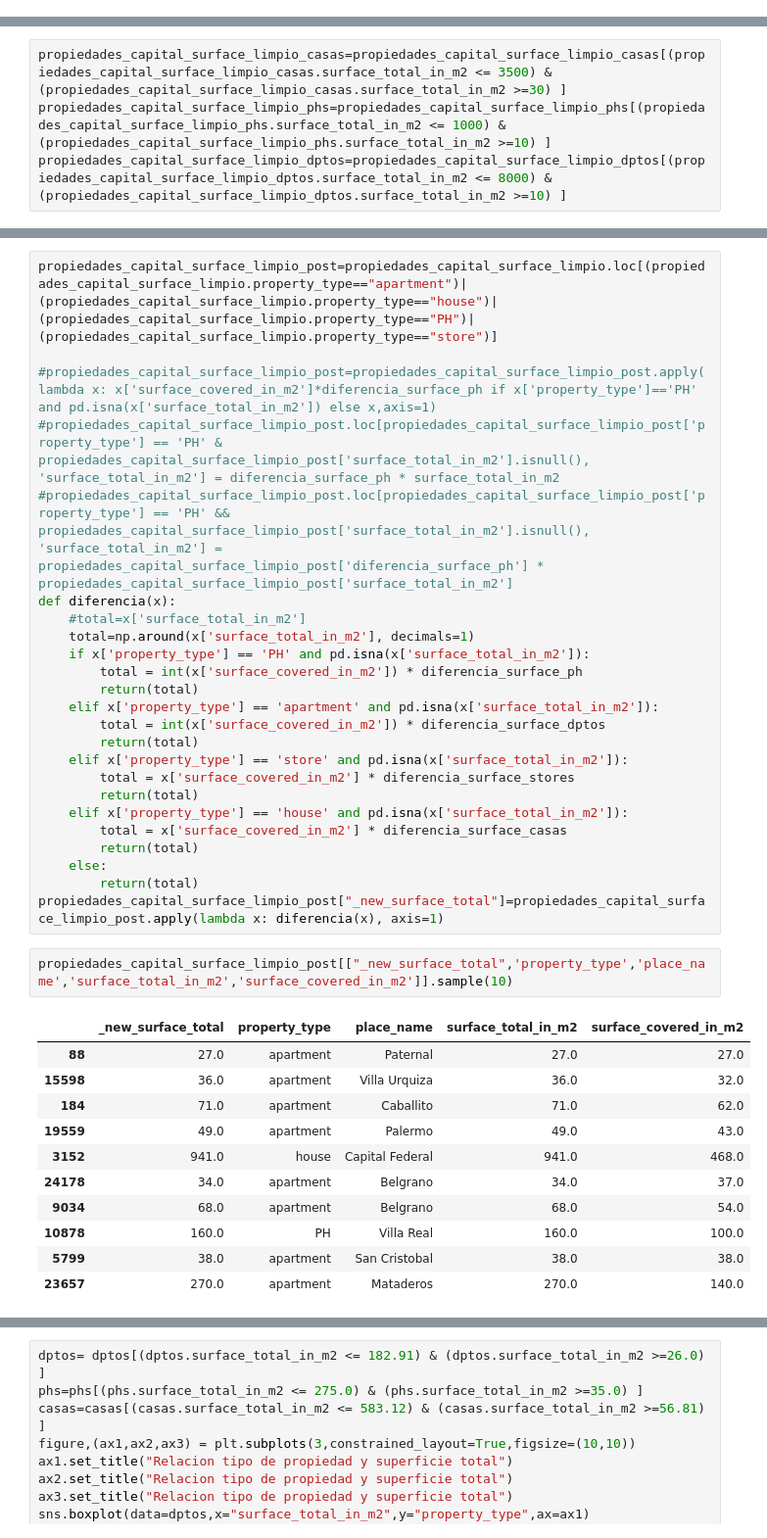
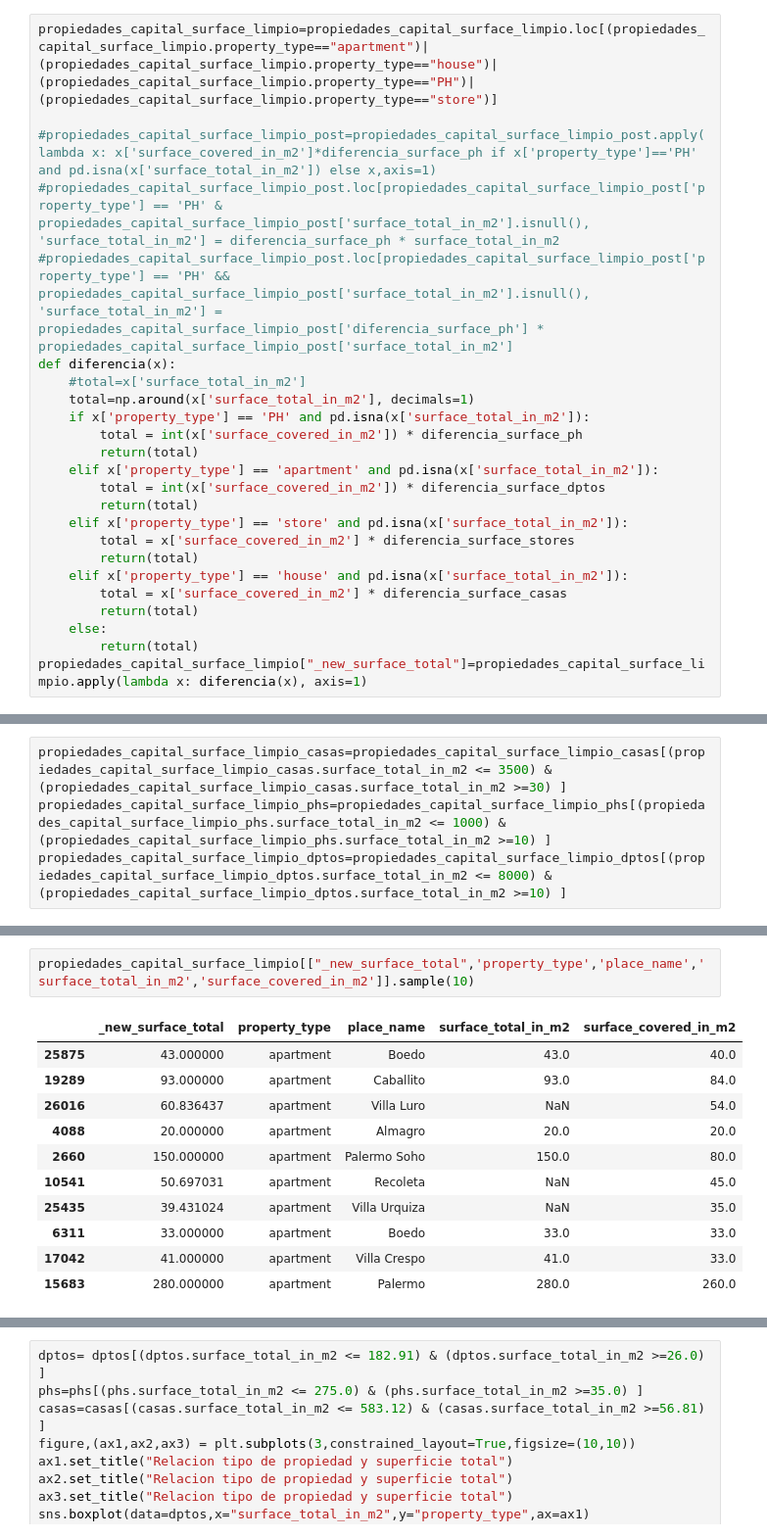
Before and after one commit to edgarevalo/DH-Workshop, a Jupyter notebook: Notebook limpio - comentado - no-modificar.ipynb, the cells around one changed output, grey strips where cells are left out. Shown at 98% size. Saved outputs shown, nothing was run; the diff lists cells and outputs as text.

```diff
--- a/Notebook limpio - comentado - no-modificar.ipynb
+++ b/Notebook limpio - comentado - no-modificar.ipynb
@@ -358,3 +401,27 @@ propiedades_capital_surface_limpio=propiedades_capital_limpio.merge(propiedades_
+# %%
+propiedades_capital_surface_limpio=propiedades_capital_surface_limpio.loc[(propiedades_capital_surface_limpio.property_type=="apartment")|(propiedades_capital_surface_limpio.property_type=="house")|(propiedades_capital_surface_limpio.property_type=="PH")|(propiedades_capital_surface_limpio.property_type=="store")]
+
+#propiedades_capital_surface_limpio_post=propiedades_capital_surface_limpio_post.apply(lambda x: x['surface_covered_in_m2']*diferencia_surface_ph if x['property_type']=='PH' and pd.isna(x['surface_total_in_m2']) else x,axis=1)
+#propiedades_capital_surface_limpio_post.loc[propiedades_capital_surface_limpio_post['property_type'] == 'PH' & propiedades_capital_surface_limpio_post['surface_total_in_m2'].isnull(), 'surface_total_in_m2'] = diferencia_surface_ph * surface_total_in_m2
+#propiedades_capital_surface_limpio_post.loc[propiedades_capital_surface_limpio_post['property_type'] == 'PH' && propiedades_capital_surface_limpio_post['surface_total_in_m2'].isnull(), 'surface_total_in_m2'] = propiedades_capital_surface_limpio_post['diferencia_surface_ph'] * propiedades_capital_surface_limpio_post['surface_total_in_m2']
+def diferencia(x):
+    #total=x['surface_total_in_m2']
+    total=np.around(x['surface_total_in_m2'], decimals=1)
+    if x['property_type'] == 'PH' and pd.isna(x['surface_total_in_m2']):
+        total = int(x['surface_covered_in_m2']) * diferencia_surface_ph
+        return(total)
+    elif x['property_type'] == 'apartment' and pd.isna(x['surface_total_in_m2']):
+        total = int(x['surface_covered_in_m2']) * diferencia_surface_dptos
+        return(total)
+    elif x['property_type'] == 'store' and pd.isna(x['surface_total_in_m2']):
+        total = x['surface_covered_in_m2'] * diferencia_surface_stores
+        return(total)
+    elif x['property_type'] == 'house' and pd.isna(x['surface_total_in_m2']):
+        total = x['surface_covered_in_m2'] * diferencia_surface_casas
+        return(total)
+    else:
+        return(total)
+propiedades_capital_surface_limpio["_new_surface_total"]=propiedades_capital_surface_limpio.apply(lambda x: diferencia(x), axis=1)
 # %%
 propiedades_capital_surface_limpio.rename(columns={'0': 'surface_mean'})
 propiedades_capital_surface_limpio.columns
@@ -485,41 +503,17 @@ store          828
 Name: property_type, dtype: int64
-# %%
-propiedades_capital_surface_limpio_post=propiedades_capital_surface_limpio.loc[(propiedades_capital_surface_limpio.property_type=="apartment")|(propiedades_capital_surface_limpio.property_type=="house")|(propiedades_capital_surface_limpio.property_type=="PH")|(propiedades_capital_surface_limpio.property_type=="store")]
-
-#propiedades_capital_surface_limpio_post=propiedades_capital_surface_limpio_post.apply(lambda x: x['surface_covered_in_m2']*diferencia_surface_ph if x['property_type']=='PH' and pd.isna(x['surface_total_in_m2']) else x,axis=1)
-#propiedades_capital_surface_limpio_post.loc[propiedades_capital_surface_limpio_post['property_type'] == 'PH' & propiedades_capital_surface_limpio_post['surface_total_in_m2'].isnull(), 'surface_total_in_m2'] = diferencia_surface_ph * surface_total_in_m2
-#propiedades_capital_surface_limpio_post.loc[propiedades_capital_surface_limpio_post['property_type'] == 'PH' && propiedades_capital_surface_limpio_post['surface_total_in_m2'].isnull(), 'surface_total_in_m2'] = propiedades_capital_surface_limpio_post['diferencia_surface_ph'] * propiedades_capital_surface_limpio_post['surface_total_in_m2']
-def diferencia(x):
-    #total=x['surface_total_in_m2']
-    total=np.around(x['surface_total_in_m2'], decimals=1)
-    if x['property_type'] == 'PH' and pd.isna(x['surface_total_in_m2']):
-        total = int(x['surface_covered_in_m2']) * diferencia_surface_ph
-        return(total)
-    elif x['property_type'] == 'apartment' and pd.isna(x['surface_total_in_m2']):
-        total = int(x['surface_covered_in_m2']) * diferencia_surface_dptos
-        return(total)
-    elif x['property_type'] == 'store' and pd.isna(x['surface_total_in_m2']):
-        total = x['surface_covered_in_m2'] * diferencia_surface_stores
-        return(total)
-    elif x['property_type'] == 'house' and pd.isna(x['surface_total_in_m2']):
-        total = x['surface_covered_in_m2'] * diferencia_surface_casas
-        return(total)
-    else:
-        return(total)
-propiedades_capital_surface_limpio_post["_new_surface_total"]=propiedades_capital_surface_limpio_post.apply(lambda x: diferencia(x), axis=1)
 # %%
-propiedades_capital_surface_limpio_post[["_new_surface_total",'property_type','place_name','surface_total_in_m2','surface_covered_in_m2']].sample(10)
+propiedades_capital_surface_limpio[["_new_surface_total",'property_type','place_name','surface_total_in_m2','surface_covered_in_m2']].sample(10)
 # %% [output]
 |  | _new_surface_total | property_type | place_name | surface_total_in_m2 | surface_covered_in_m2 |
-| 88 | 27.0 | apartment | Paternal | 27.0 | 27.0 |
-| 15598 | 36.0 | apartment | Villa Urquiza | 36.0 | 32.0 |
-| 184 | 71.0 | apartment | Caballito | 71.0 | 62.0 |
-| 19559 | 49.0 | apartment | Palermo | 49.0 | 43.0 |
-| 3152 | 941.0 | house | Capital Federal | 941.0 | 468.0 |
-| 24178 | 34.0 | apartment | Belgrano | 34.0 | 37.0 |
-| 9034 | 68.0 | apartment | Belgrano | 68.0 | 54.0 |
-| 10878 | 160.0 | PH | Villa Real | 160.0 | 100.0 |
-| 5799 | 38.0 | apartment | San Cristobal | 38.0 | 38.0 |
-| 23657 | 270.0 | apartment | Mataderos | 270.0 | 140.0 |
+| 25875 | 43.000000 | apartment | Boedo | 43.0 | 40.0 |
+| 19289 | 93.000000 | apartment | Caballito | 93.0 | 84.0 |
+| 26016 | 60.836437 | apartment | Villa Luro | NaN | 54.0 |
+| 4088 | 20.000000 | apartment | Almagro | 20.0 | 20.0 |
+| 2660 | 150.000000 | apartment | Palermo Soho | 150.0 | 80.0 |
+| 10541 | 50.697031 | apartment | Recoleta | NaN | 45.0 |
+| 25435 | 39.431024 | apartment | Villa Urquiza | NaN | 35.0 |
+| 6311 | 33.000000 | apartment | Boedo | 33.0 | 33.0 |
+| 17042 | 41.000000 | apartment | Villa Crespo | 41.0 | 33.0 |
+| 15683 | 280.000000 | apartment | Palermo | 280.0 | 260.0 |
 # %%
 #Inputamos los valores NaN en superficie total con los valores nuevos del apply y la funcion
```
Also changed, not shown: parts of 36 cells of this notebook.
